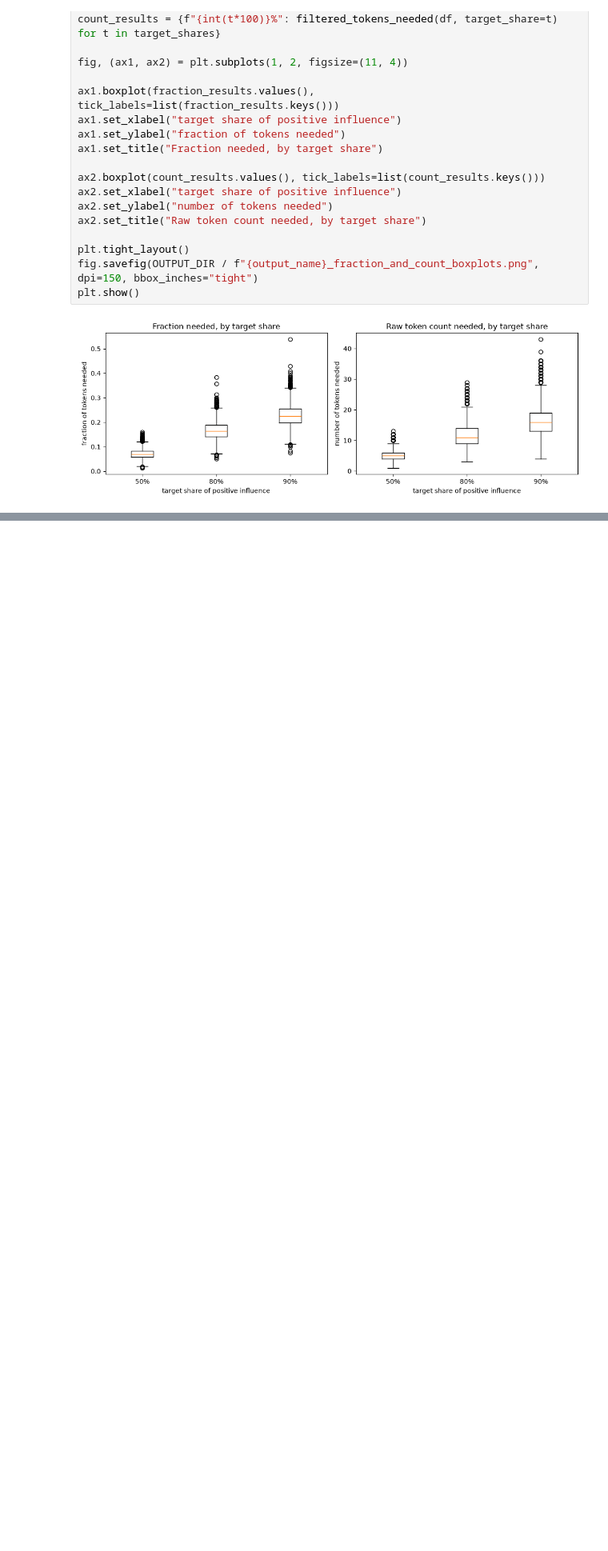
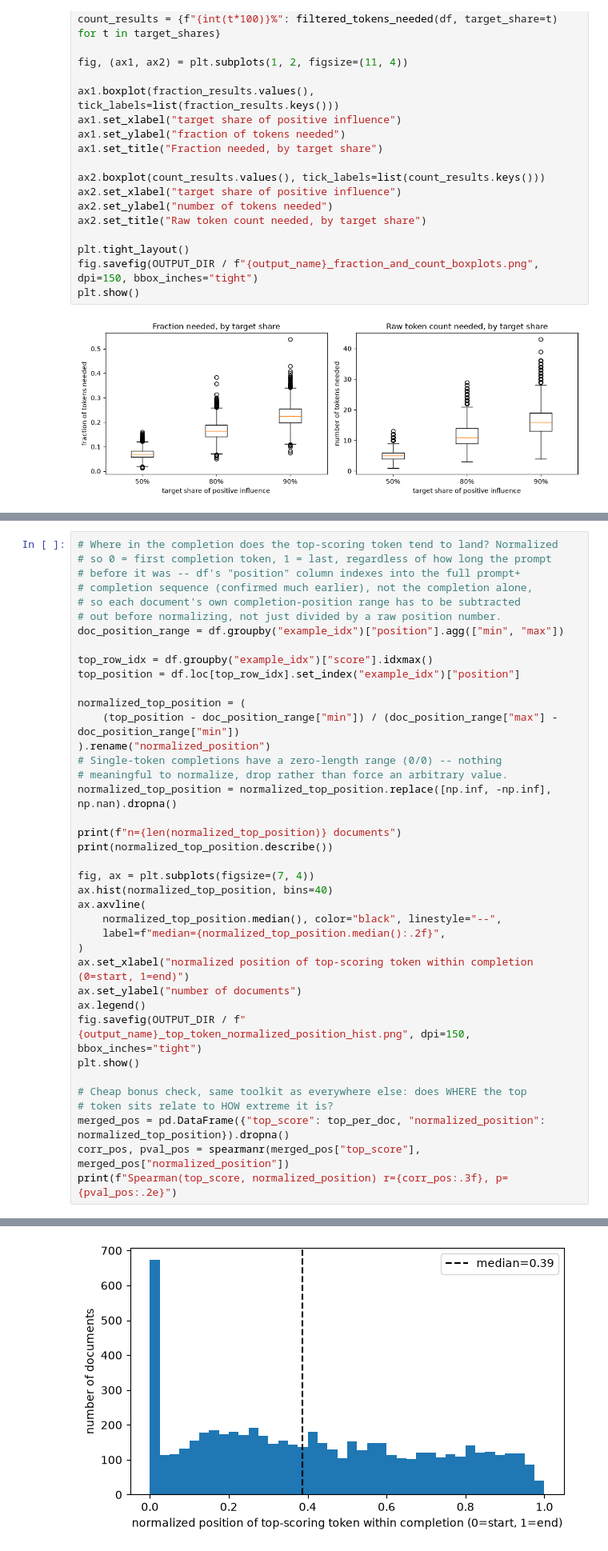
Before and after one commit to tomingebretsencarlson/em_influence, a Jupyter notebook: em_influence/notebooks/tokenIFscores.ipynb, the cells around one changed output, grey strips where cells are left out. Shown at 80% size. Cells and saved outputs as stored; diff of their text form; blank space fills up the shorter version.

```diff
--- a/em_influence/notebooks/tokenIFscores.ipynb
+++ b/em_influence/notebooks/tokenIFscores.ipynb
@@ -670,0 +850,40 @@ plt.show()
+# %%
+# Where in the completion does the top-scoring token tend to land? Normalized
+# so 0 = first completion token, 1 = last, regardless of how long the prompt
+# before it was -- df's "position" column indexes into the full prompt+
+# completion sequence (confirmed much earlier), not the completion alone,
+# so each document's own completion-position range has to be subtracted
+# out before normalizing, not just divided by a raw position number.
+doc_position_range = df.groupby("example_idx")["position"].agg(["min", "max"])
+
+top_row_idx = df.groupby("example_idx")["score"].idxmax()
+top_position = df.loc[top_row_idx].set_index("example_idx")["position"]
+
+normalized_top_position = (
+    (top_position - doc_position_range["min"]) / (doc_position_range["max"] - doc_position_range["min"])
+).rename("normalized_position")
+# Single-token completions have a zero-length range (0/0) -- nothing
+# meaningful to normalize, drop rather than force an arbitrary value.
+normalized_top_position = normalized_top_position.replace([np.inf, -np.inf], np.nan).dropna()
+
+print(f"n={len(normalized_top_position)} documents")
+print(normalized_top_position.describe())
+
+fig, ax = plt.subplots(figsize=(7, 4))
+ax.hist(normalized_top_position, bins=40)
+ax.axvline(
+    normalized_top_position.median(), color="black", linestyle="--",
+    label=f"median={normalized_top_position.median():.2f}",
+)
+ax.set_xlabel("normalized position of top-scoring token within completion (0=start, 1=end)")
+ax.set_ylabel("number of documents")
+ax.legend()
+fig.savefig(OUTPUT_DIR / f"{output_name}_top_token_normalized_position_hist.png", dpi=150, bbox_inches="tight")
+plt.show()
+
+# Cheap bonus check, same toolkit as everywhere else: does WHERE the top
+# token sits relate to HOW extreme it is?
+merged_pos = pd.DataFrame({"top_score": top_per_doc, "normalized_position": normalized_top_position}).dropna()
+corr_pos, pval_pos = spearmanr(merged_pos["top_score"], merged_pos["normalized_position"])
+print(f"Spearman(top_score, normalized_position) r={corr_pos:.3f}, p={pval_pos:.2e}")
+# %% [output]
@@ -670,0 +900 @@ plt.show()
+[figure, added]
```
Also changed, not shown: parts of 14 cells of this notebook.
